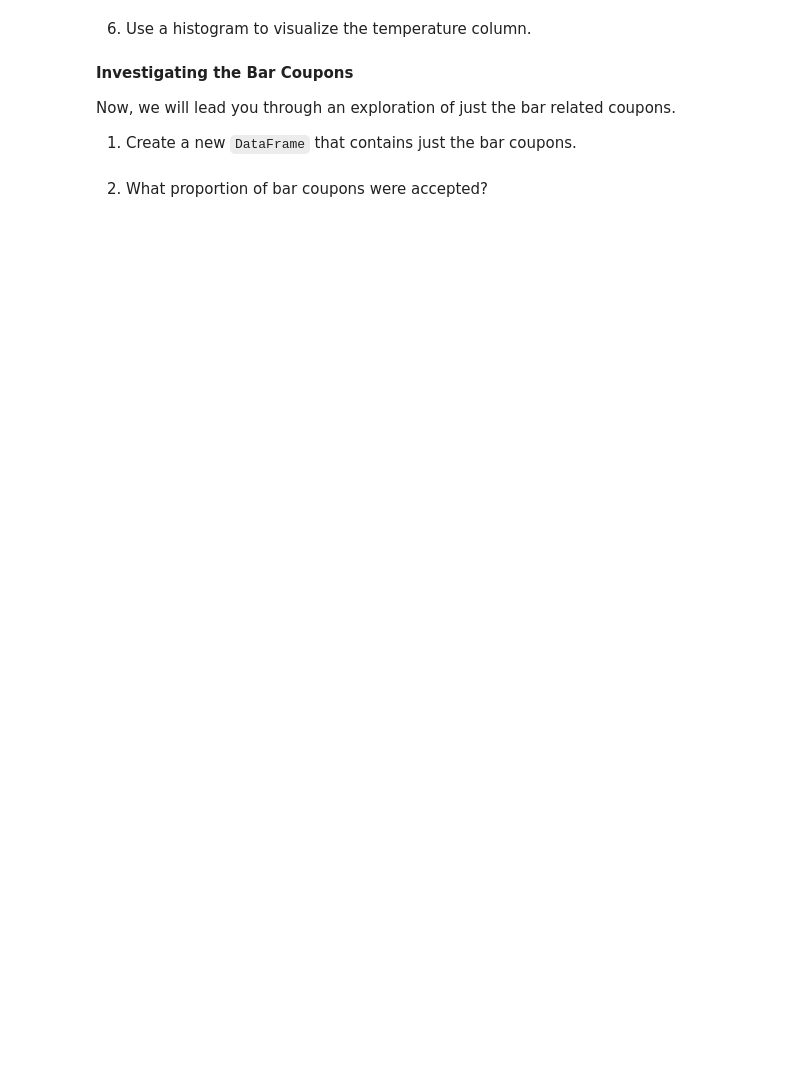
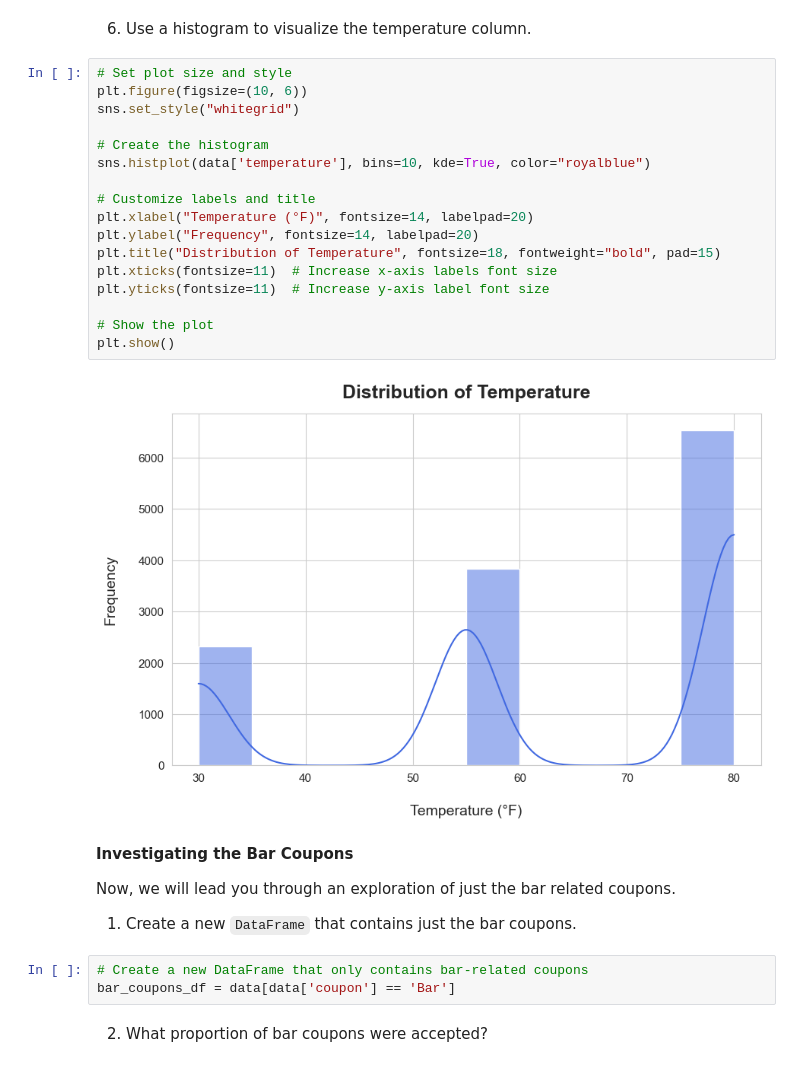
Before and after one commit to ai-by-nic/customer_coupon, a Jupyter notebook: prompt.ipynb, the cells around one changed output. Cells and saved outputs as stored; diff of their text form; blank space fills up the shorter version.

```diff
--- a/prompt.ipynb
+++ b/prompt.ipynb
@@ -134,10 +289,32 @@ dtype: int64
 # %% [markdown]
 6. Use a histogram to visualize the temperature column.
+# %%
+# Set plot size and style
+plt.figure(figsize=(10, 6))
+sns.set_style("whitegrid")
+
+# Create the histogram
+sns.histplot(data['temperature'], bins=10, kde=True, color="royalblue")
+
+# Customize labels and title
+plt.xlabel("Temperature (°F)", fontsize=14, labelpad=20)
+plt.ylabel("Frequency", fontsize=14, labelpad=20)
+plt.title("Distribution of Temperature", fontsize=18, fontweight="bold", pad=15)
+plt.xticks(fontsize=11)  # Increase x-axis labels font size
+plt.yticks(fontsize=11)  # Increase y-axis label font size
+
+# Show the plot
+plt.show()
+# %% [output]
+[figure, added]
 # %% [markdown]
 **Investigating the Bar Coupons**
 
 Now, we will lead you through an exploration of just the bar related coupons.
 
 1. Create a new `DataFrame` that contains just the bar coupons.
+# %%
+# Create a new DataFrame that only contains bar-related coupons
+bar_coupons_df = data[data['coupon'] == 'Bar']
 # %% [markdown]
 2. What proportion of bar coupons were accepted?
```
Also changed, not shown: parts of 24 cells of this notebook.
